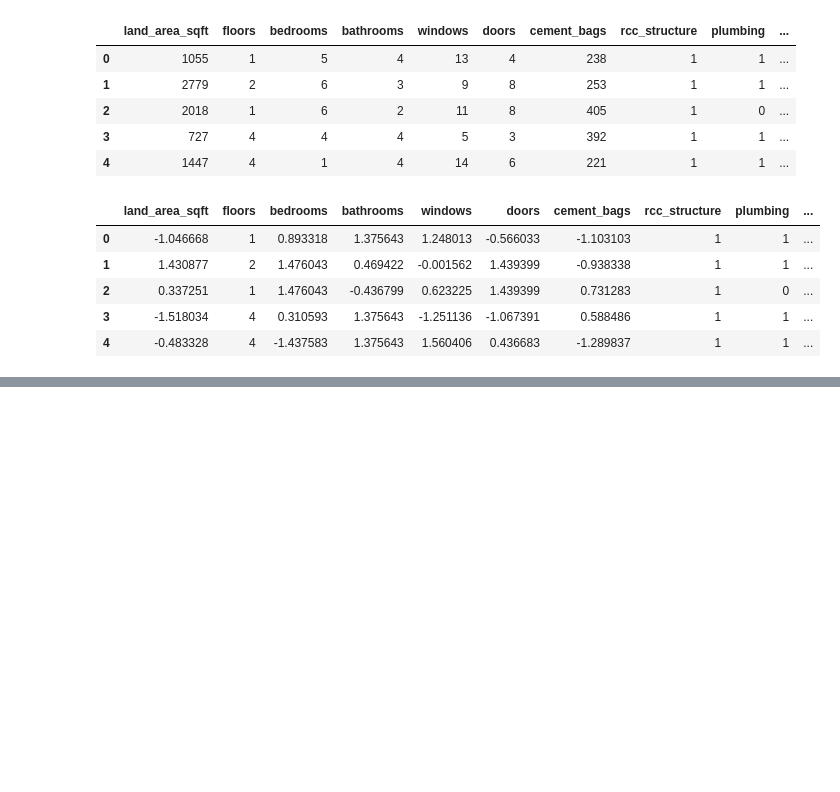
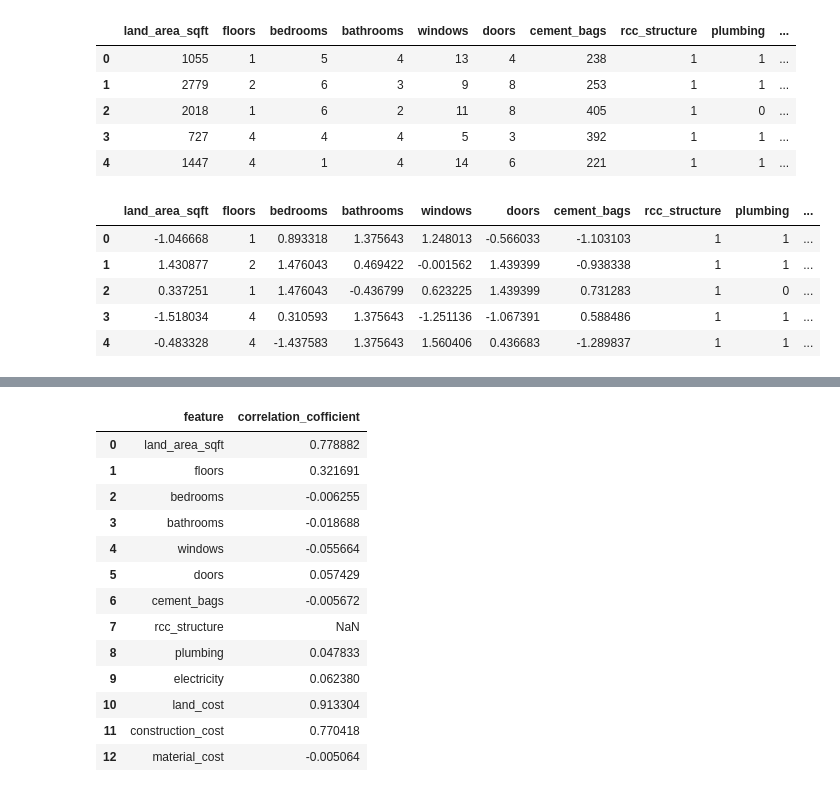
Before and after one commit to Limbu-Unish/Real_State_Prediction, a Jupyter notebook: Real_state_price_predection.ipynb, the cells around one changed output, grey strips where cells are left out. Saved outputs shown, nothing was run; the diff lists cells and outputs as text; code cells hidden in the pictures; blank space fills up the shorter version.

```diff
--- a/Real_state_price_predection.ipynb
+++ b/Real_state_price_predection.ipynb
@@ -232,0 +235,27 @@ df_cleaned.head()
+# %%
+selected_features = ['land_area_sqft', 'floors', 'bedrooms', 'bathrooms', 'windows', 'doors', 'cement_bags', 'rcc_structure',
+                  'plumbing', 'electricity', 'land_cost', 'construction_cost', 'material_cost']
+# %%
+from scipy.stats import pearsonr
+
+#here [0] index is used because the pearsonr give two output as tuple (corr_cofficient, p_value)
+correlations = {column: pearsonr(df_cleaned[column], df_cleaned['total_price'])[0] for column in selected_features}
+
+correlation_df = pd.DataFrame(list(correlations.items()), columns=['feature', 'correlation_cofficient'])
+# %%
+correlation_df
+# %% [output]
+|  | feature | correlation_cofficient |
+| 0 | land_area_sqft | 0.778882 |
+| 1 | floors | 0.321691 |
+| 2 | bedrooms | -0.006255 |
+| 3 | bathrooms | -0.018688 |
+| 4 | windows | -0.055664 |
+| 5 | doors | 0.057429 |
+| 6 | cement_bags | -0.005672 |
+| 7 | rcc_structure | NaN |
+| 8 | plumbing | 0.047833 |
+| 9 | electricity | 0.062380 |
+| 10 | land_cost | 0.913304 |
+| 11 | construction_cost | 0.770418 |
+| 12 | material_cost | -0.005064 |
```
Also changed, not shown: parts of 4 cells of this notebook.
